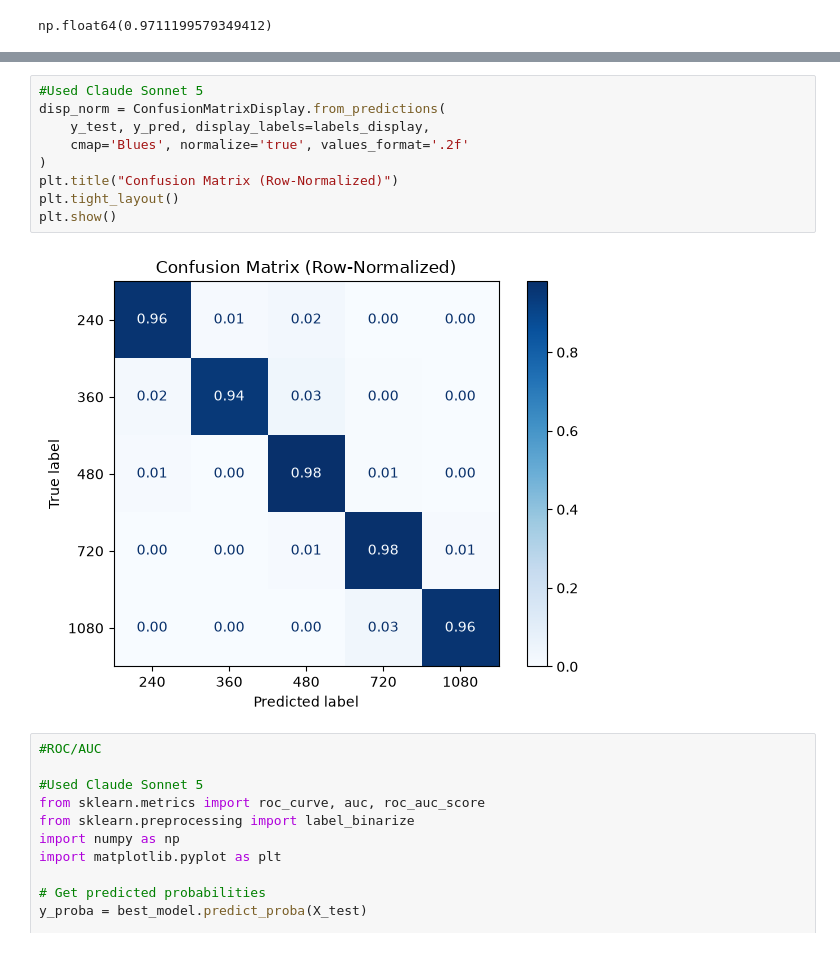
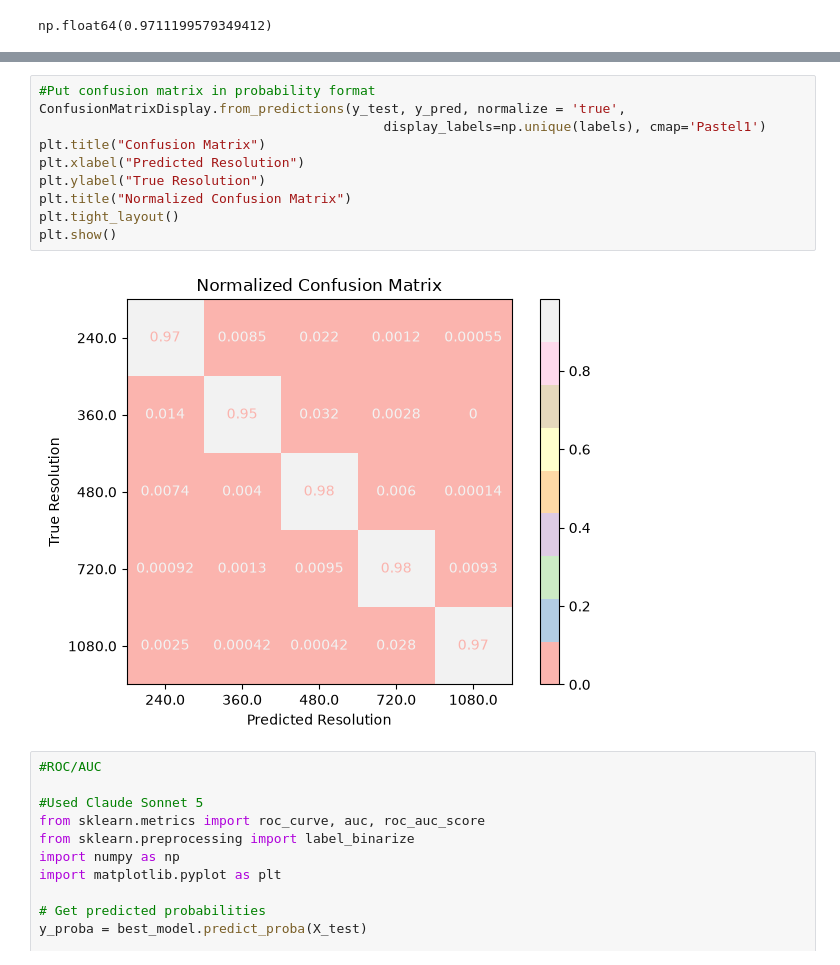
Before and after one commit to md-45/ml-systems-copy, a Jupyter notebook: docs/assignments/1-Video-Quality-Inference.ipynb, the cells around one changed output, grey strips where cells are left out. Saved outputs shown, nothing was run; the diff lists cells and outputs as text.

```diff
--- a/docs/assignments/1-Video-Quality-Inference.ipynb
+++ b/docs/assignments/1-Video-Quality-Inference.ipynb
@@ -430,14 +428,15 @@ plt.show()
 # %%
-#Used Claude Sonnet 5
-disp_norm = ConfusionMatrixDisplay.from_predictions(
-    y_test, y_pred, display_labels=labels_display,
-    cmap='Blues', normalize='true', values_format='.2f'
-)
-plt.title("Confusion Matrix (Row-Normalized)")
+#Put confusion matrix in probability format
+ConfusionMatrixDisplay.from_predictions(y_test, y_pred, normalize = 'true',
+                                            display_labels=np.unique(labels), cmap='Pastel1')
+plt.title("Confusion Matrix")
+plt.xlabel("Predicted Resolution")
+plt.ylabel("True Resolution")
+plt.title("Normalized Confusion Matrix")
 plt.tight_layout()
 plt.show()
 # %% [output]
-[figure, old version]
+[figure, new version]
 # %%
 #ROC/AUC
 
```
Also changed, not shown: parts of 1 cell of this notebook.
